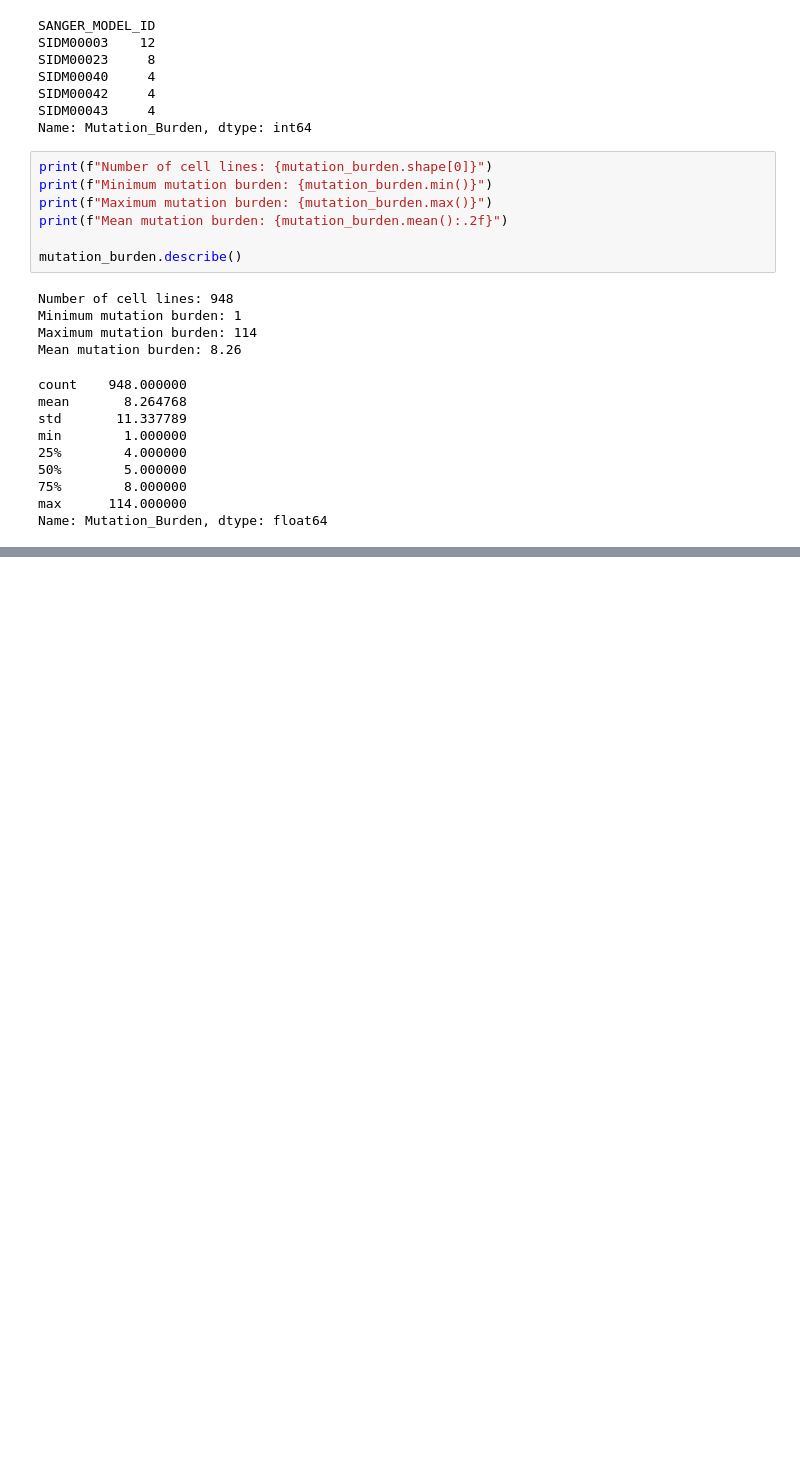
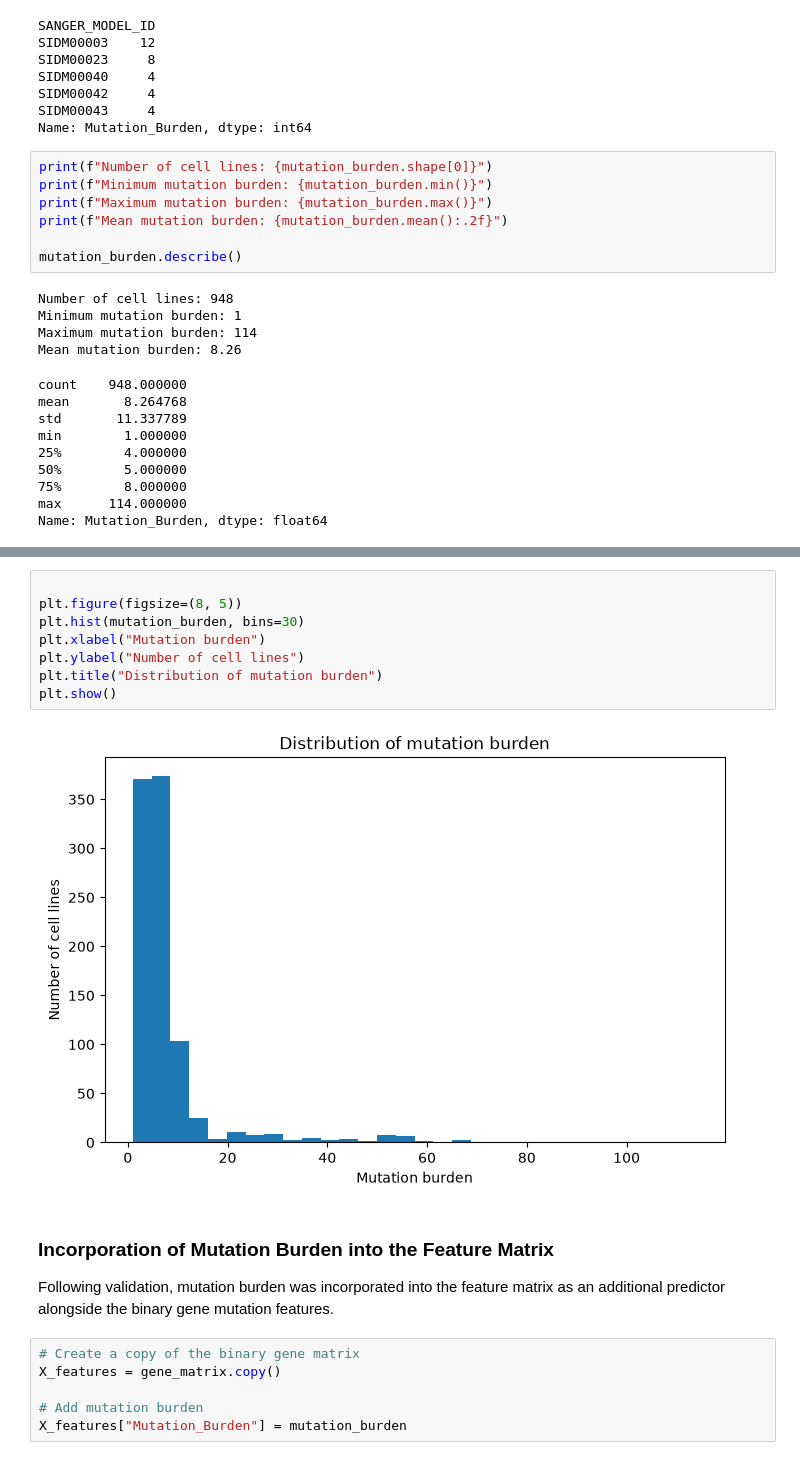
Before and after one commit to carolinemalaihull/trametinib-drug-response-ml, a Jupyter notebook: notebooks/02_feature_engineering.ipynb, the cells around one changed output, grey strips where cells are left out. Saved outputs shown, nothing was run; the diff lists cells and outputs as text; blank space fills up the shorter version.

Commit message:
Inclusion of mutation burden as a feature

```diff
--- a/notebooks/02_feature_engineering.ipynb
+++ b/notebooks/02_feature_engineering.ipynb
@@ -163,0 +169,20 @@ Name: Mutation_Burden, dtype: float64
+# %%
+
+plt.figure(figsize=(8, 5))
+plt.hist(mutation_burden, bins=30)
+plt.xlabel("Mutation burden")
+plt.ylabel("Number of cell lines")
+plt.title("Distribution of mutation burden")
+plt.show()
+# %% [output]
+[figure, added]
+# %% [markdown]
+### Incorporation of Mutation Burden into the Feature Matrix
+
+Following validation, mutation burden was incorporated into the feature matrix as an additional predictor alongside the binary gene mutation features.
+# %%
+# Create a copy of the binary gene matrix
+X_features = gene_matrix.copy()
+
+# Add mutation burden
+X_features["Mutation_Burden"] = mutation_burden
```
Also changed, not shown: parts of 3 cells of this notebook.
